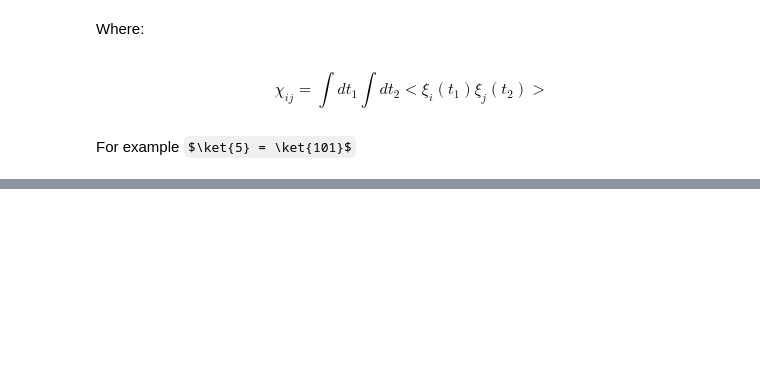
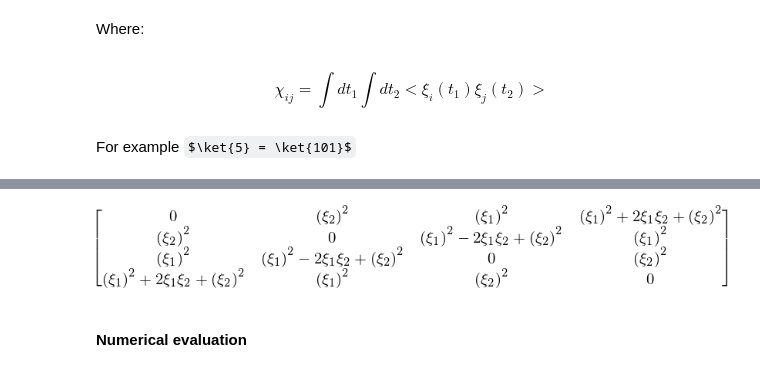
Before and after one commit to johnnyileven/PAN, a Jupyter notebook: w_state, q_state.ipynb, the cells around one changed output, grey strips where cells are left out. Drawn from its saved outputs; the diff is of its cells as text; code cells hidden in the pictures; some formulas as TeX source; blank space fills up the shorter version.

```diff
--- a/w_state, q_state.ipynb
+++ b/w_state, q_state.ipynb
@@ -71,0 +95,40 @@ $\ket{5} = \ket{101}$
+# %%
+N = 7 #number of qbits
+base = list(product(sg_base, repeat=N))    #base vectors of N-qbit vector space
+# %%
+q.state_number_qobj([2]*N, [1]*N) t1 = time.time()
+rho0 = sp.zeros(2**N,2**N)
+rho = rho0
+
+for count, vec in enumerate(base):
+    if count % 100==0:
+        print(count)
+
+    element = vec[0]
+    exp = 0
+    exp2 = 0
+
+    if np.all(vec[0]==sigmap):
+        exp += xi[1]
+        exp2 += xi[1]
+
+    if np.all(vec[0]==sigmam):
+        exp += -xi[1]
+        exp2 += -xi[1]
+
+    for i,a in enumerate(vec[1:]):
+        element = np.kron(element, a)
+
+        if np.all(a==sigmap):
+            exp = exp + xi[i+2]
+            exp2 = exp2 + xi[i+2]
+        if np.all(a==sigmam):
+            exp += -xi[i+2]
+            exp2 += -xi[i+2]
+
+    pos = np.where(element!=0)
+    for k, posx in enumerate(pos[0]):
+        rho[posx,pos[1][k]] += sp.expand(exp * exp2)
+
+t2 = time.time()
+print(t2-t1)
@@ -71,0 +153,6 @@ $\ket{5} = \ket{101}$
+# %%
+display(rho)   #dla N=2
+# %% [output]
+[figure, added]
+# %% [markdown]
+#### Numerical evaluation
```
Also changed, not shown: parts of 64 cells of this notebook.
